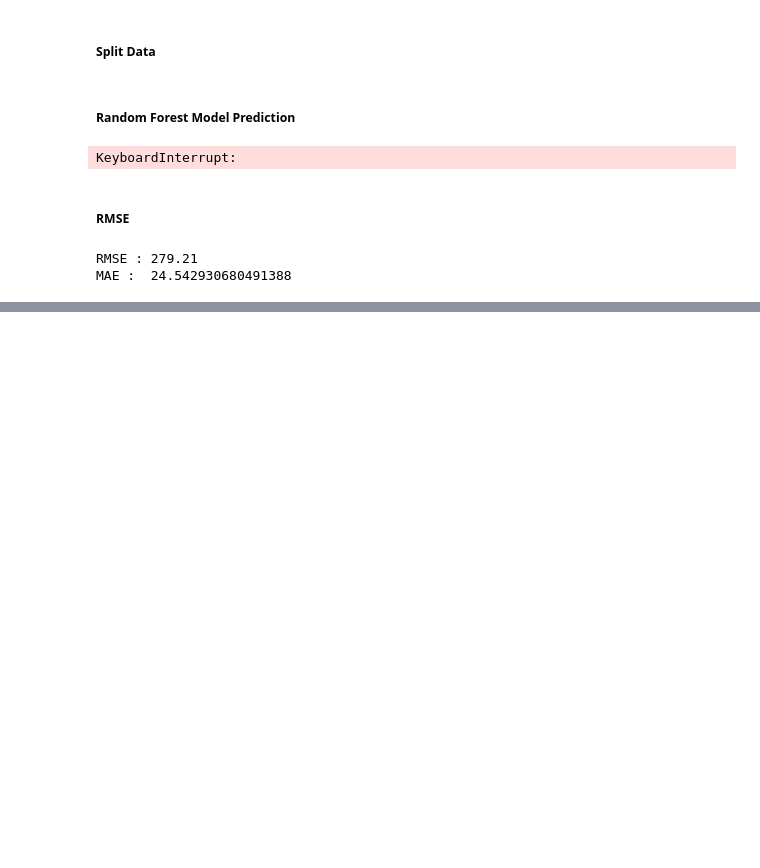
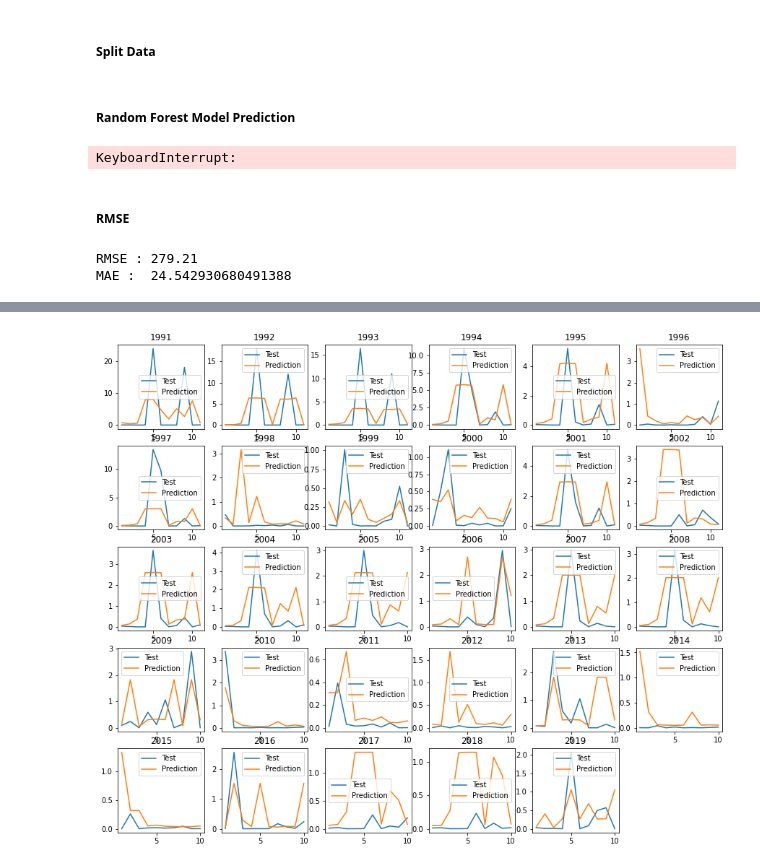
Before and after one commit to taredalen/AirPollutionPrediction, a Jupyter notebook: prediction/random_forest_prediction.ipynb, the cells around one changed output, grey strips where cells are left out. Saved outputs shown, nothing was run; the diff lists cells and outputs as text; code cells hidden in the pictures; blank space fills up the shorter version.

```diff
--- a/prediction/random_forest_prediction.ipynb
+++ b/prediction/random_forest_prediction.ipynb
@@ -106,0 +138,4 @@ MAE :  24.542930680491388
+# %%
+df_reduced = df[(df.Country == 10) & (df.Pollutant_Name == 0)]
+df_reduced.shape
+df_reduced
@@ -106,0 +158,5 @@ MAE :  24.542930680491388
+# %%
+years = df_reduced.Year.unique()
+years.sort()
+SIZE = len(years)
+print(years,SIZE)
@@ -106,0 +206,7 @@ MAE :  24.542930680491388
+# %%
+rf = RandomForestRegressor(n_estimators=400,min_samples_leaf=0.12,random_state=1)
+predictions = []
+for i in range(SIZE-1):
+    rf.fit(trains_tests_splits[i]["X_train"], trains_tests_splits[i]["y_train"])
+    predictions.append({"Year": years[i]+1, "y_pred" : rf.predict(trains_tests_splits[i]["X_test"])})
+predictions
@@ -106,0 +251,18 @@ MAE :  24.542930680491388
+# %%
+rmses = []
+maes = []
+for i in range(SIZE-1):
+    y_test = trains_tests_splits[i]["y_test"]
+    y_pred = predictions[i]["y_pred"]
+
+    rmse = np.sqrt(MSE(y_test, y_pred))
+    mae = MAE(y_test,y_pred)
+    rmses.append(rmse)
+    maes.append(mae)
+
+    print(years[i])
+    print('RMSE : {:.2f}'.format(rmse))
+    print('MAE : {:.2f}\n'.format(mae))
+
+print('RMSE avg : {:.2f}'.format(sum(rmses)/len(rmses)))
+print('MAE avg: {:.2f}\n'.format(sum(maes)/len(maes)))
@@ -106,0 +287,10 @@ MAE :  24.542930680491388
+# %%
+f = plt.figure(figsize=(15,15))
+for i in range(SIZE-1):
+    ax = f.add_subplot(6,6,i+1)
+    ax.plot(np.arange(1, len(trains_tests_splits[i]["y_test"])+1),trains_tests_splits[i]["y_test"], label = 'Test')
+    ax.plot(np.arange(1, len(predictions[i]["Prediction"])+1), predictions[i]["y_pred"], label = 'Prediction')
+    ax.legend()
+    ax.set_title(years[i]+1)
+# %% [output]
+[figure, added]
```
Also changed, not shown: parts of 21 cells of this notebook.
